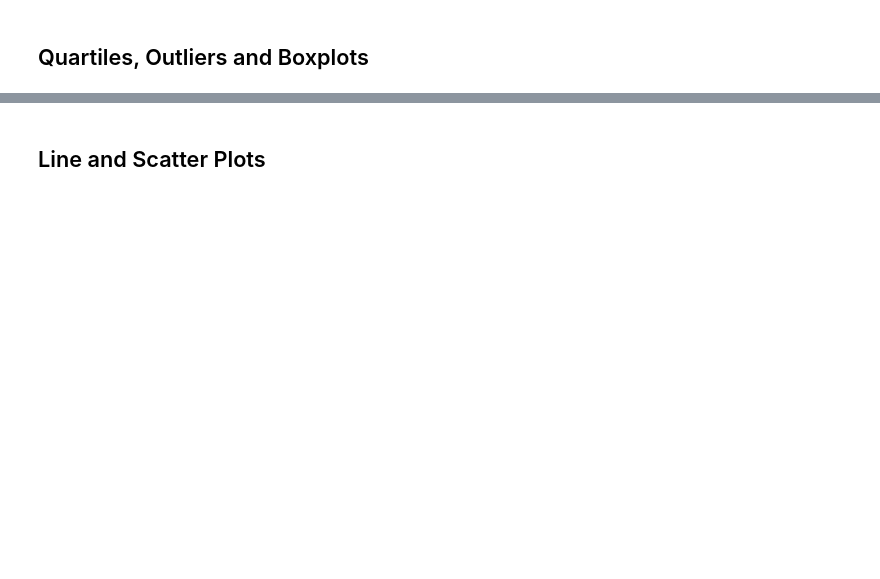
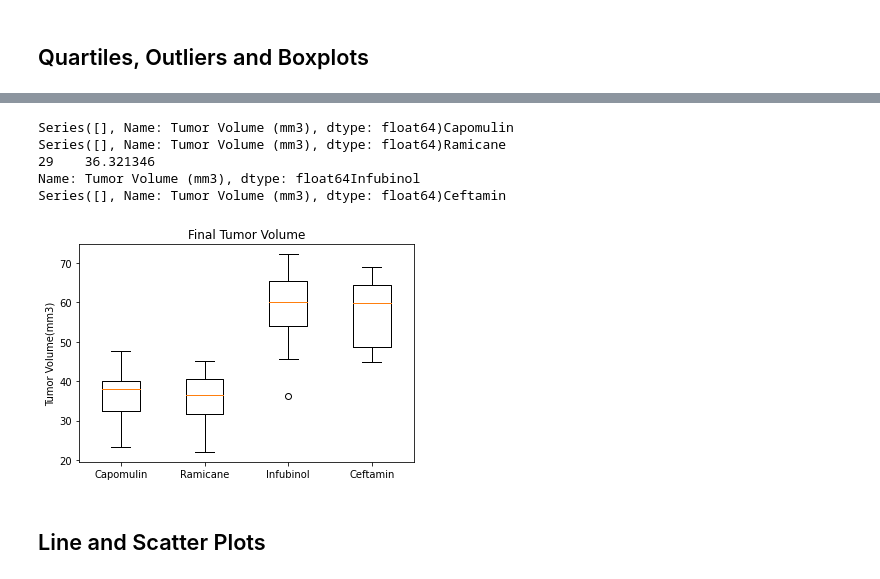
Before and after one commit to KWildcatQ/Matplotlib, a Jupyter notebook: Pymaceuticals/pymaceuticals_starter.ipynb, the cells around one changed output, grey strips where cells are left out. Drawn from its saved outputs; the diff is of its cells as text; code cells hidden in the pictures; blank space fills up the shorter version.

```diff
--- a/Pymaceuticals/pymaceuticals_starter.ipynb
+++ b/Pymaceuticals/pymaceuticals_starter.ipynb
@@ -268,9 +286,11 @@ Name: Sex, dtype: int64
 ## Quartiles, Outliers and Boxplots
 # %%
 # Calculate the final tumor volume of each mouse across four of the treatment regimens:
-# Capomulin, Ramicane, Infubinol, and Ceftamin
 
 # Start by getting the last (greatest) timepoint for each mouse
-
+Final_Timepoint=Clean_Mouse.groupby(["Mouse ID"], sort=False)["Timepoint"].max().reset_index()
+Final_Timepoint
 
 # Merge this group df with the original dataframe to get the tumor volume at the last timepoint
+Tumor_Volume_Merge=Final_Timepoint.merge(Clean_Mouse, how="left", on=["Mouse ID","Timepoint"])
+Tumor_Volume_Merge
@@ -277,22 +311,43 @@ Name: Sex, dtype: int64
 # %%
 # Put treatments into a list for for loop (and later for plot labels)
-
+Four_Regimens=["Capomulin", "Ramicane", "Infubinol", "Ceftamin"]
 
 # Create empty list to fill with tumor vol data (for plotting)
-
-
+final_tumor_Volume=[]
 # Calculate the IQR and quantitatively determine if there are any potential outliers.
 
+for drug in Four_Regimens:
+# Locate the rows which contain mice on each drug and get the tumor volumes
+    drug_tumor_vol=Tumor_Volume_Merge.loc[Tumor_Volume_Merge["Drug Regimen"] == drug, 'Tumor Volume (mm3)']
+# add subset
+    final_tumor_Volume.append(drug_tumor_vol)
 
-    # Locate the rows which contain mice on each drug and get the tumor volumes
+    quartiles=drug_tumor_vol.quantile([.25,.5,.75])
+    lowerq = quartiles[0.25]
+    upperq = quartiles[0.75]
+    iqr = upperq-lowerq
 
+# Determine outliers using upper and lower bounds
 
-    # add subset
-
-
-    # Determine outliers using upper and lower bounds
+    lower_bound = lowerq - (1.5*iqr)
+    upper_bound = upperq + (1.5*iqr)
+    Outlier=drug_tumor_vol.loc[(drug_tumor_vol<lower_bound)|(drug_tumor_vol>upper_bound)]
+    print(f"{Outlier}{drug}")
+# %% [output]
+Series([], Name: Tumor Volume (mm3), dtype: float64)Capomulin
+Series([], Name: Tumor Volume (mm3), dtype: float64)Ramicane
+29    36.321346
+Name: Tumor Volume (mm3), dtype: float64Infubinol
+Series([], Name: Tumor Volume (mm3), dtype: float64)Ceftamin
 # %%
 # Generate a box plot of the final tumor volume of each mouse across four regimens of interest
+fig1, ax1 = plt.subplots()
+ax1.set_title('Final Tumor Volume')
+ax1.set_ylabel('Tumor Volume(mm3)')
+ax1.boxplot(final_tumor_Volume,labels=Four_Regimens)
+plt.show()
+# %% [output]
+[figure, added]
 # %% [markdown]
 ## Line and Scatter Plots
 # %%
```
Also changed, not shown: parts of 11 cells of this notebook, 3 other files.
